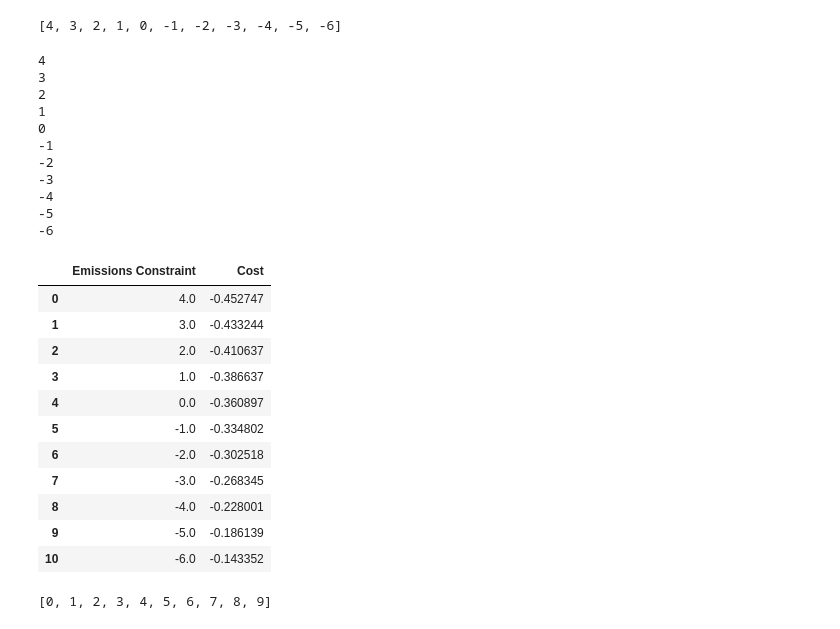
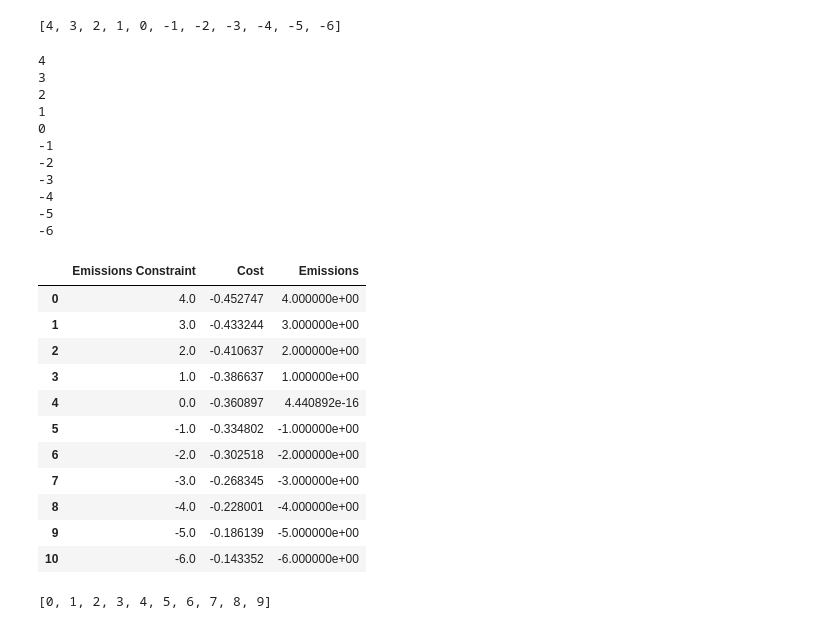
Before and after one commit to ncgarrood/UtrechtSmartDistrictPartB, a Jupyter notebook: Development.ipynb, the cells around one changed output. Drawn from its saved outputs; the diff is of its cells as text; code cells hidden in the pictures.

Commit message:
mim emission update

```diff
--- a/Development.ipynb
+++ b/Development.ipynb
@@ -216,48 +216,58 @@ def get_minimal_cost(season):
     m.addConstrs(SoC[t] == SoC[t-1] + ((Pbat_ch[t]*Delta_t*eff_ch)/C_bat) - (Pbat_dis[t]*Delta_t)/(eff_dis*C_bat) for t in range(1,T))
     ## SoC constraints
     m.addConstrs(SoC_min <= SoC[t] for t in range(T))
     m.addConstrs(SoC_max >= SoC[t] for t in range(T))
 
-     ## EMMISSIONS CONSTRAINTS - Q3
-    df = pd.DataFrame(columns = ['Emissions Constraint', 'Cost'])
+
+
+    ## EMMISSIONS CONSTRAINTS - Q3
+    df = pd.DataFrame(columns = ['Emissions Constraint', 'Cost', 'Emissions'])
 
     for i in EMISSION_CONSTRAINTS:
         m.addConstr((gp.quicksum(Emis[t]*Pgrid[t]*Delta_t for t in range(T))) <= i)
         print(i)
         m.setParam('OutputFlag', 0) # dont print all the gurobi output stuff
         obj = gp.quicksum(Celec[t]*Pgrid[t]*Delta_t for t in range(T)) #for the end units to be in euro need to multiply by deltaT
         m.setObjective(obj, gp.GRB.MINIMIZE)
         m.optimize()
+        # Add the outcomes to the season dataframe
+        season['Pgrid'] = m.getAttr("X", Pgrid).values()
+        season['Pbat_ch'] = m.getAttr("X", Pbat_ch).values()
+        season['Pbat_dis'] = m.getAttr("X", Pbat_dis).values()
+        season['Pbat'] = season['Pbat_ch'] - season['Pbat_dis'] #query, maybe other way around is nicer for explaining?
+        season['SoC'] = m.getAttr("X", SoC).values()
+        #add the values to the new df
         cost = m.getObjective().getValue()
-        df.loc[len(df)] = [i, cost]
+        emissions = ((season['Pgrid'] * season['Marginal emission factor [kg CO2eq/kWh]'] * 0.25).sum())
+        df.loc[len(df)] = [i, cost, emissions]
 
     return df
 
 get_minimal_cost(summer)
 # %% [output]
 4
 3
 2
 1
 0
 -1
 -2
 -3
 -4
 -5
 -6
-|  | Emissions Constraint | Cost |
-| 0 | 4.0 | -0.452747 |
-| 1 | 3.0 | -0.433244 |
-| 2 | 2.0 | -0.410637 |
-| 3 | 1.0 | -0.386637 |
-| 4 | 0.0 | -0.360897 |
-| 5 | -1.0 | -0.334802 |
-| 6 | -2.0 | -0.302518 |
-| 7 | -3.0 | -0.268345 |
-| 8 | -4.0 | -0.228001 |
-| 9 | -5.0 | -0.186139 |
-| 10 | -6.0 | -0.143352 |
+|  | Emissions Constraint | Cost | Emissions |
+| 0 | 4.0 | -0.452747 | 4.000000e+00 |
+| 1 | 3.0 | -0.433244 | 3.000000e+00 |
+| 2 | 2.0 | -0.410637 | 2.000000e+00 |
+| 3 | 1.0 | -0.386637 | 1.000000e+00 |
+| 4 | 0.0 | -0.360897 | 4.440892e-16 |
+| 5 | -1.0 | -0.334802 | -1.000000e+00 |
+| 6 | -2.0 | -0.302518 | -2.000000e+00 |
+| 7 | -3.0 | -0.268345 | -3.000000e+00 |
+| 8 | -4.0 | -0.228001 | -4.000000e+00 |
+| 9 | -5.0 | -0.186139 | -5.000000e+00 |
+| 10 | -6.0 | -0.143352 | -6.000000e+00 |
 # %%
 list(range(10))
 # %% [output]
```
Also changed, not shown: 2 other files.
